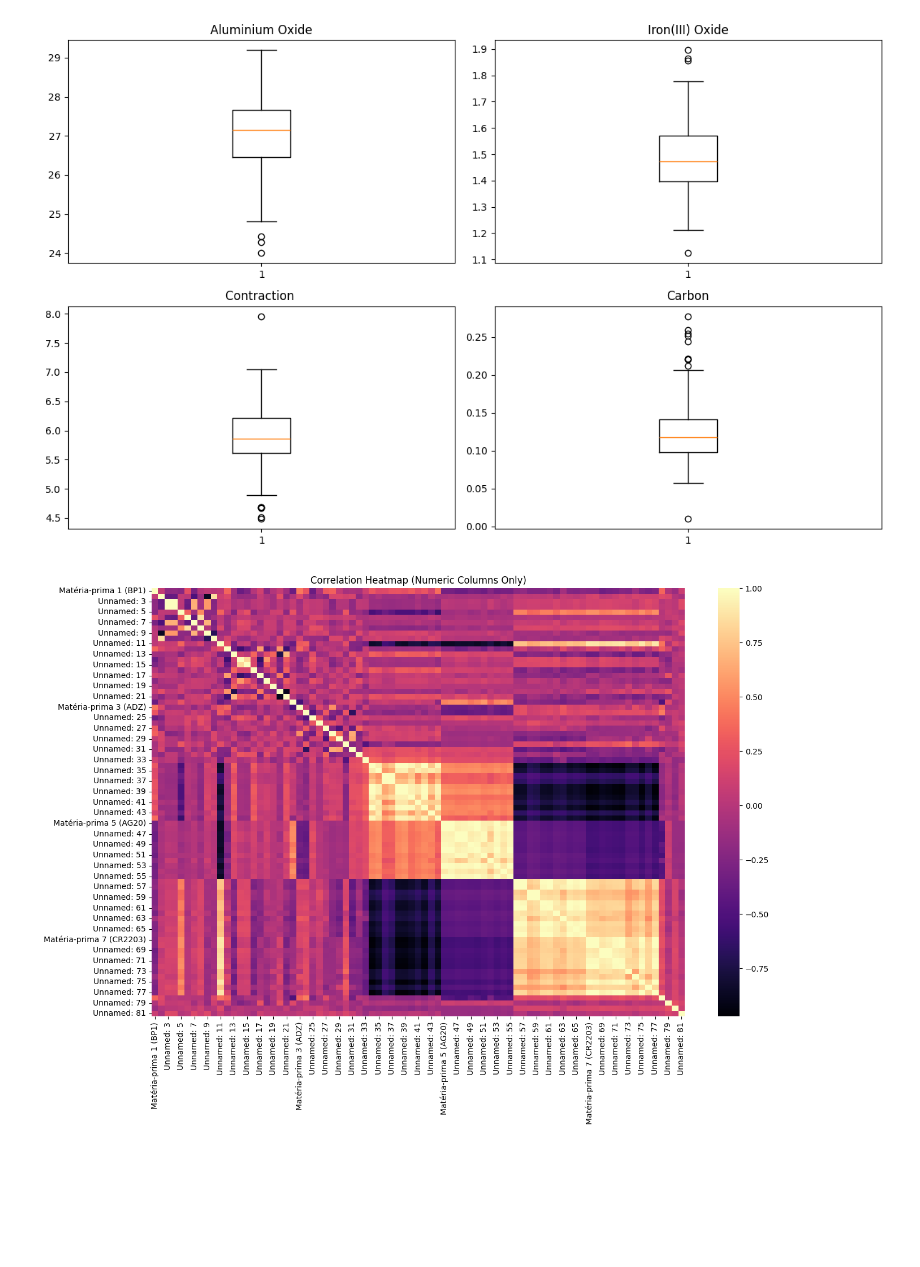
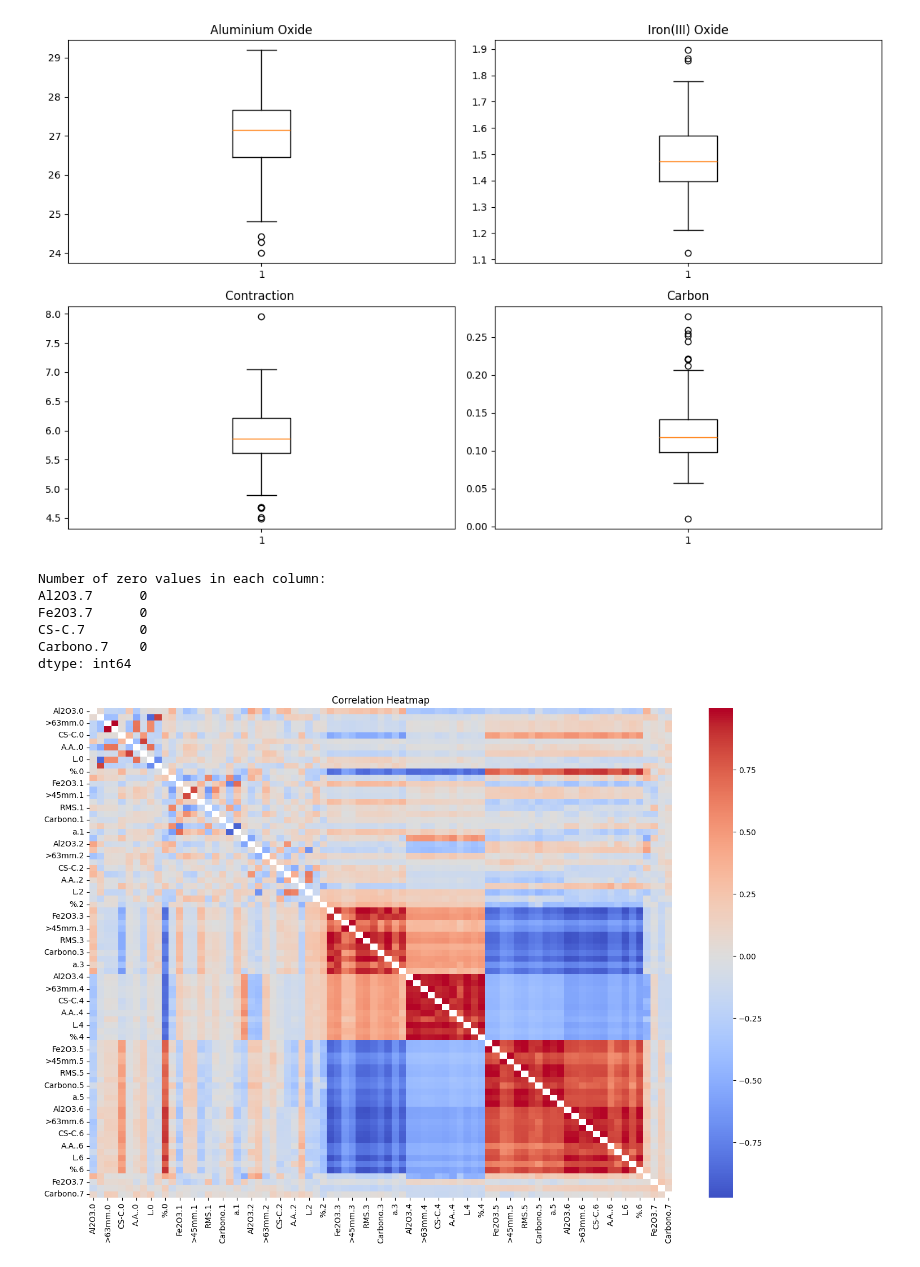
Before and after one commit to pedro-ddomingues/PEC, a Jupyter notebook: Data_Stuff.ipynb, the cells around one changed output. Cells and saved outputs as stored; diff of their text form; code cells hidden in the pictures; blank space fills up the shorter version.

```diff
--- a/Data_Stuff.ipynb
+++ b/Data_Stuff.ipynb
@@ -579,0 +1164,16 @@ plt.show()
+# %%
+actual_zeros = set()
+total_zeros = 0
+for i in range(len(data)):
+    for j in range(len(mapping)-1):
+        for k in range(7):
+            if data.iloc[i, j+11*k] == 0 and data.iloc[i, 10+ 11*k] != 0:
+                print(f"Row {i} has a zero in {mapping[j]}.{k} but not in %")
+                actual_zeros.add((i, j+11*k))
+
+print(f"\nTotal number of actual zeros: {len(actual_zeros)}")
+
+for col in data.columns:
+    total_zeros = total_zeros + (data[col] == 0).sum()
+
+print(f"Total number of zeros in the dataset: {total_zeros}")
@@ -580,9 +1198,18 @@ plt.show()
+# %%
+
+for col in data.columns:
+    if col not in actual_zeros:
+        data[col] = data[col].replace(0, 1e-3)
+
+
+for i, j in actual_zeros:
+    data.iloc[i, j] = 0
 # %%
 columns = [
-    "Produto (Y)",
-    "Unnamed: 79",
-    "Unnamed: 80",
-    "Unnamed: 81",
+    "Al2O3.7",
+    "Fe2O3.7",
+    "CS-C.7",
+    "Carbono.7",
 ]
 
 legend_labels = ["Aluminium Oxide", "Iron(III) Oxide", "Contraction ", "Carbon"]
@@ -631,16 +1258,26 @@ plt.show()
 # %% [output]
 [figure]
 [figure]
+# %%
+zero_counts = (data[columns] == 0).sum()
+print("\nNumber of zero values in each column:")
+print(zero_counts)
+# %% [output]
+Number of zero values in each column:
+Al2O3.7      0
+Fe2O3.7      0
+CS-C.7       0
+Carbono.7    0
+dtype: int64
 # %%
-data_numeric = data.apply(pd.to_numeric, errors='coerce')
-numeric_data = data_numeric.dropna(axis=1, thresh=len(data_numeric) * 0.5)
+corr_matrix = data.corr()
 
-corr_matrix = numeric_data.corr()
+mask = np.eye(len(corr_matrix), dtype=bool)
 
 plt.figure(figsize=(14, 10))
-sns.heatmap(corr_matrix, cmap='magma', annot=False, fmt=".2f", center=0)
-plt.title("Correlation Heatmap (Numeric Columns Only)")
+sns.heatmap(corr_matrix, cmap='coolwarm', annot=False, fmt=".2f", center=0, mask=mask)
+plt.title("Correlation Heatmap")
 plt.tight_layout()
 plt.show()
 # %% [output]
-[figure, old version]
+[figure, new version]
```
Also changed, not shown: parts of 48 cells of this notebook, 1 other file.
